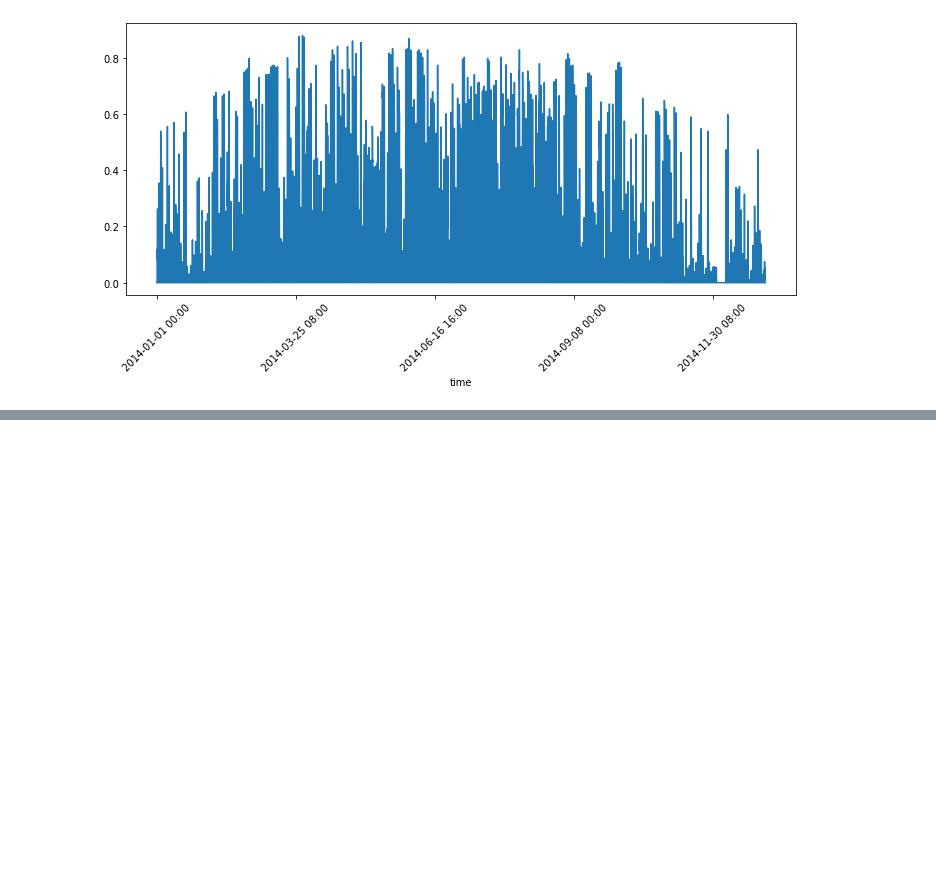
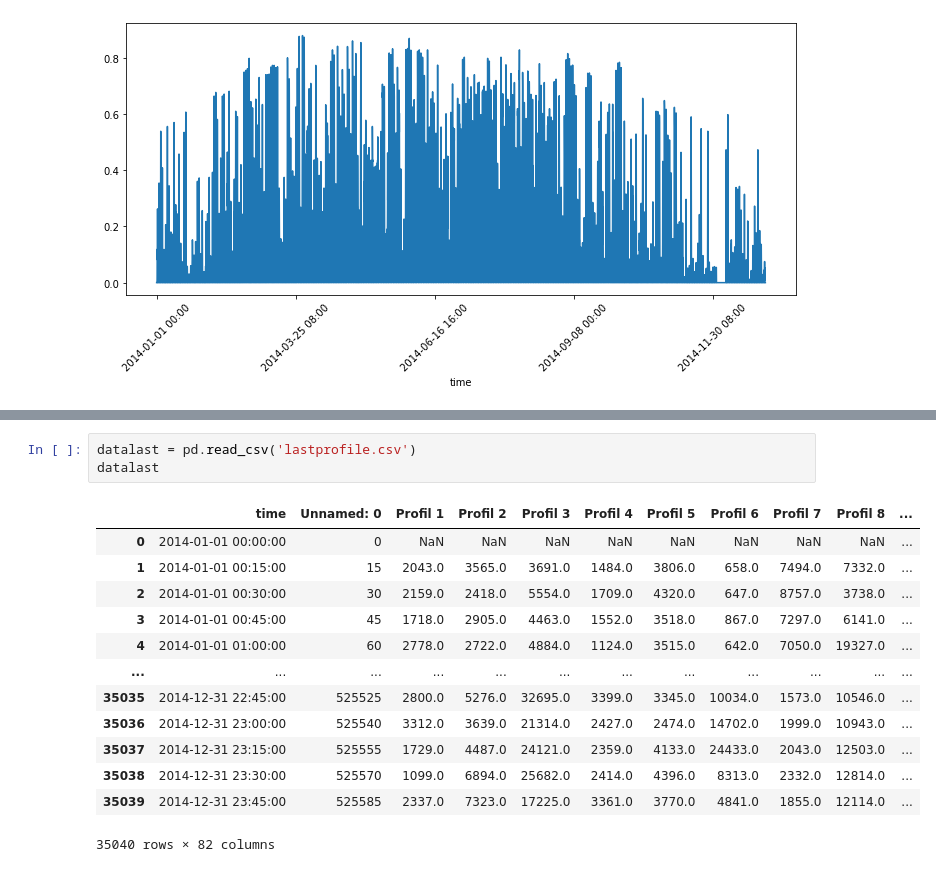
Before and after one commit to remedeiw/remedeiwmaster, a Jupyter notebook: DataEntryPV.ipynb, the cells around one changed output, grey strips where cells are left out. Saved outputs shown, nothing was run; the diff lists cells and outputs as text; blank space fills up the shorter version.

```diff
--- a/DataEntryPV.ipynb
+++ b/DataEntryPV.ipynb
@@ -80,0 +116,17 @@ plt.show()
+# %%
+datalast = pd.read_csv('lastprofile.csv')
+datalast
+# %% [output]
+|  | time | Unnamed: 0 | Profil 1 | Profil 2 | Profil 3 | Profil 4 | Profil 5 | Profil 6 | Profil 7 | Profil 8 | ... |
+| 0 | 2014-01-01 00:00:00 | 0 | NaN | NaN | NaN | NaN | NaN | NaN | NaN | NaN | ... |
+| 1 | 2014-01-01 00:15:00 | 15 | 2043.0 | 3565.0 | 3691.0 | 1484.0 | 3806.0 | 658.0 | 7494.0 | 7332.0 | ... |
+| 2 | 2014-01-01 00:30:00 | 30 | 2159.0 | 2418.0 | 5554.0 | 1709.0 | 4320.0 | 647.0 | 8757.0 | 3738.0 | ... |
+| 3 | 2014-01-01 00:45:00 | 45 | 1718.0 | 2905.0 | 4463.0 | 1552.0 | 3518.0 | 867.0 | 7297.0 | 6141.0 | ... |
+| 4 | 2014-01-01 01:00:00 | 60 | 2778.0 | 2722.0 | 4884.0 | 1124.0 | 3515.0 | 642.0 | 7050.0 | 19327.0 | ... |
+| ... | ... | ... | ... | ... | ... | ... | ... | ... | ... | ... | ... |
+| 35035 | 2014-12-31 22:45:00 | 525525 | 2800.0 | 5276.0 | 32695.0 | 3399.0 | 3345.0 | 10034.0 | 1573.0 | 10546.0 | ... |
+| 35036 | 2014-12-31 23:00:00 | 525540 | 3312.0 | 3639.0 | 21314.0 | 2427.0 | 2474.0 | 14702.0 | 1999.0 | 10943.0 | ... |
+| 35037 | 2014-12-31 23:15:00 | 525555 | 1729.0 | 4487.0 | 24121.0 | 2359.0 | 4133.0 | 24433.0 | 2043.0 | 12503.0 | ... |
+| 35038 | 2014-12-31 23:30:00 | 525570 | 1099.0 | 6894.0 | 25682.0 | 2414.0 | 4396.0 | 8313.0 | 2332.0 | 12814.0 | ... |
+| 35039 | 2014-12-31 23:45:00 | 525585 | 2337.0 | 7323.0 | 17225.0 | 3361.0 | 3770.0 | 4841.0 | 1855.0 | 12114.0 | ... |
+35040 rows × 82 columns
```
Also changed, not shown: parts of 6 cells of this notebook, 6 other files.
